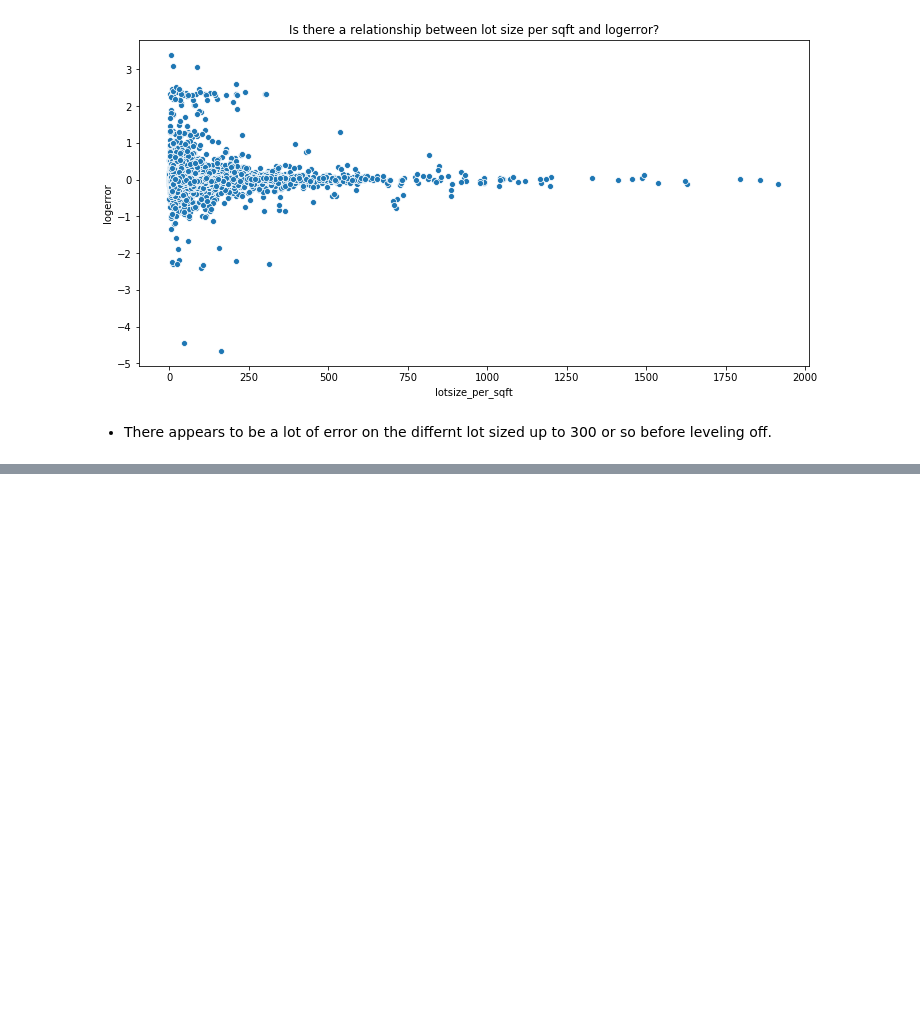
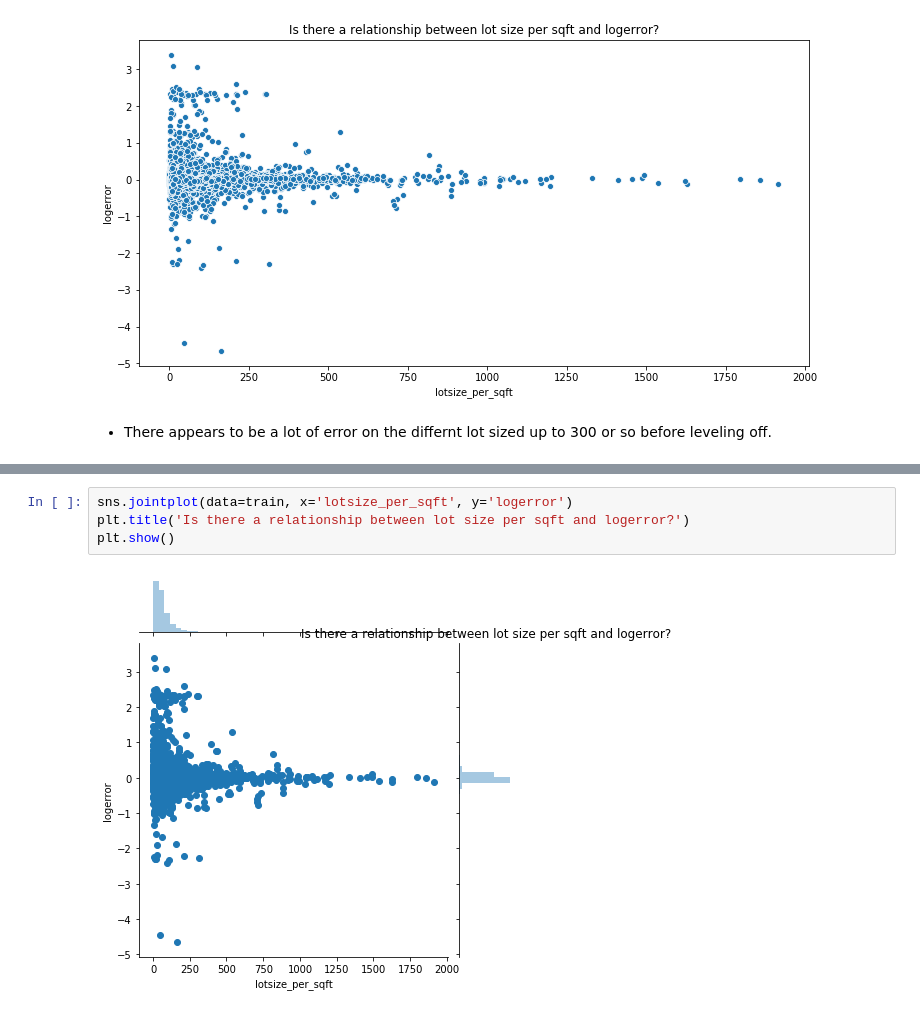
Before and after one commit to george887/clustering_project, a Jupyter notebook: explore.ipynb, the cells around one changed output, grey strips where cells are left out. Cells and saved outputs as stored; diff of their text form; blank space fills up the shorter version.

```diff
--- a/explore.ipynb
+++ b/explore.ipynb
@@ -233,0 +281,6 @@ plt.show()
+# %%
+sns.jointplot(data=train, x='lotsize_per_sqft', y='logerror')
+plt.title('Is there a relationship between lot size per sqft and logerror?')
+plt.show()
+# %% [output]
+[figure, added]
```
Also changed, not shown: parts of 103 cells of this notebook, 2 other files.
